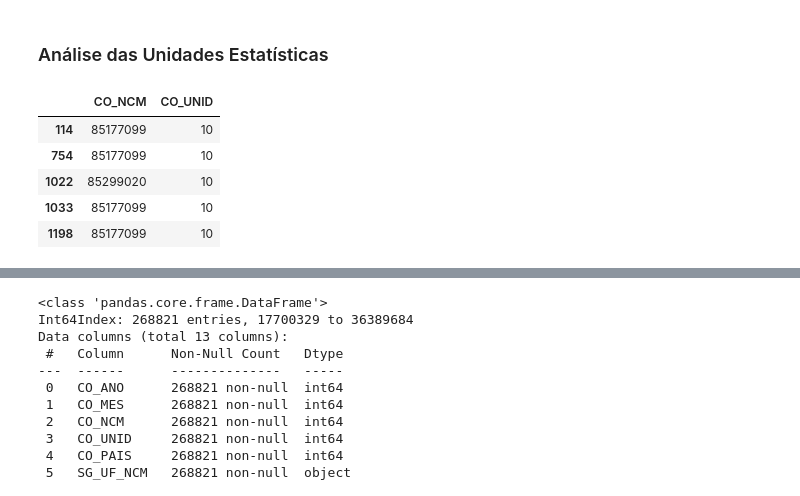
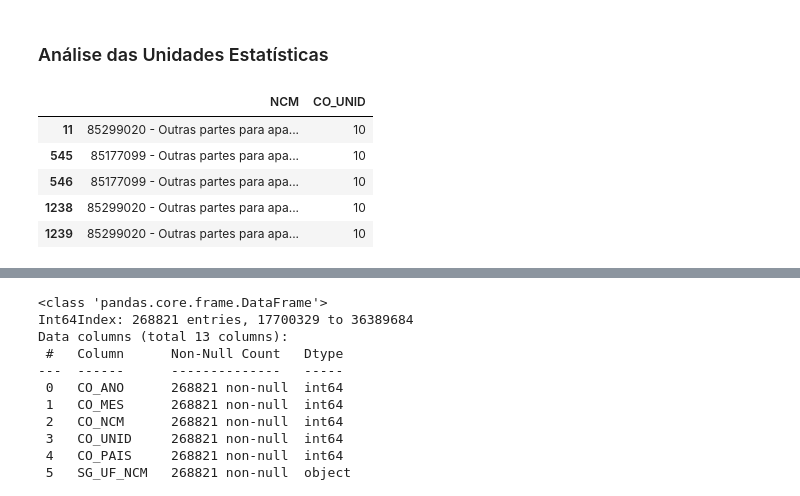
Before and after one commit to Danielpsob/DSWP, a Jupyter notebook: notebooks/analise_dados29-03.ipynb, the cells around one changed output, grey strips where cells are left out. Cells and saved outputs as stored; diff of their text form; code cells hidden in the pictures.

```diff
--- a/notebooks/analise_dados29-03.ipynb
+++ b/notebooks/analise_dados29-03.ipynb
@@ -440,5 +468,5 @@ df_total.head()
 # %%
-df_total["FOB_REAIS"] = df_total.VL_FOB * df_total.cotacao
+df_total["FOB_REAIS"] = df_total.VL_FOB * df_total.COTACAO
 df_total["FOB_REAIS"] = df_total["FOB_REAIS"].astype(int)
 df_total.head()
 # %% [output]
@@ -450,0 +479,3 @@ df_total.head()
+# %%
+df_total = df_total[['CO_ANO','CO_MES','NCM','CO_UNID','NO_PAIS','SG_UF_NCM','NO_VIA','NO_URF','QT_ESTAT','KG_LIQUIDO','VL_FOB','COTACAO','FOB_REAIS','VL_SEGURO','VL_FRETE']]
+df_total.head()
@@ -454,9 +492,9 @@ df_total.head()
 # %% [markdown]
 ### Análise das NCM importadas
 # %%
-# Separando as 10 NCM mais importadas em quantidade
+# Separando as 10 NCM mais importadas em valor FOB
 
-aa = df_total.groupby(['CO_NCM']).sum().sort_values(by=['VL_FOB'],ascending=False)
+aa = df_total.groupby(['NCM']).sum().sort_values(by=['VL_FOB'],ascending=False)
 aa = aa.iloc[:10,:][['VL_FOB']]
 aa.reset_index(inplace=True)
 
@@ -478,5 +516,5 @@ total
 # %%
-df_total = df_total[df_total.CO_NCM.isin(aa.CO_NCM)]
+df_total = df_total[df_total.NCM.isin(aa.NCM)]
 df_total.info()
 # %% [output]
 <class 'pandas.core.frame.DataFrame'>
@@ -508,15 +546,15 @@ df_total.head()
 # %% [markdown]
 ### Análise das Unidades Estatísticas
 # %%
-df_unidest = df_total[['CO_NCM','CO_UNID']]
+df_unidest = df_total[['NCM','CO_UNID']]
 df_unidest.head()
 # %% [output]
-|  | CO_NCM | CO_UNID |
-| 114 | 85177099 | 10 |
-| 754 | 85177099 | 10 |
-| 1022 | 85299020 | 10 |
-| 1033 | 85177099 | 10 |
-| 1198 | 85177099 | 10 |
+|  | NCM | CO_UNID |
+| 11 | 85299020 - Outras partes para apa... | 10 |
+| 545 | 85177099 - Outras partes para apa... | 10 |
+| 546 | 85177099 - Outras partes para apa... | 10 |
+| 1238 | 85299020 - Outras partes para apa... | 10 |
+| 1239 | 85299020 - Outras partes para apa... | 10 |
 # %%
 df_unidest = df_unidest.drop_duplicates()
 df_unidest
```
Also changed, not shown: parts of 27 cells of this notebook.
